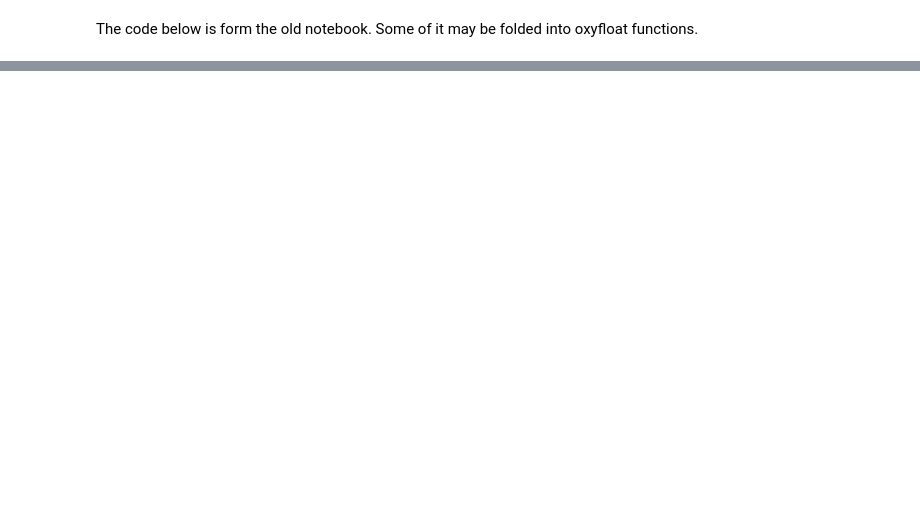
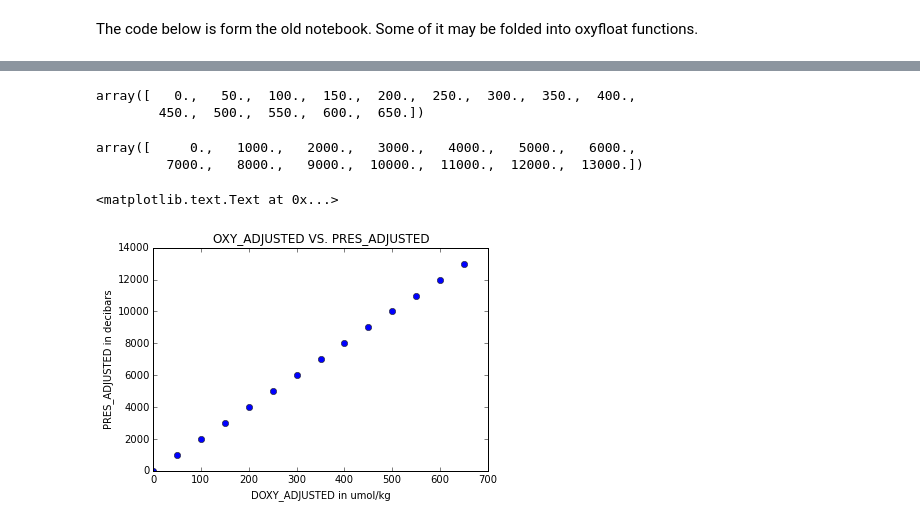
Before and after one commit to biofloat/biofloat, a Jupyter notebook: o2_data_correction.ipynb, the cells around one changed output, grey strips where cells are left out. Saved outputs shown, nothing was run; the diff lists cells and outputs as text; code cells hidden in the pictures; blank space fills up the shorter version.

```diff
--- a/o2_data_correction.ipynb
+++ b/o2_data_correction.ipynb
@@ -66,0 +126,21 @@ def dens_formula(p , t , s):
+# %%
+oxygen = arange(0. , 651. , 50.) #In umol/kg
+pressure = arange(0. , 13001. , 1000.) #In decibars
+# %%
+oxygen
+# %% [output]
+array([   0.,   50.,  100.,  150.,  200.,  250.,  300.,  350.,  400.,
+        450.,  500.,  550.,  600.,  650.])
+# %%
+pressure
+# %% [output]
+array([     0.,   1000.,   2000.,   3000.,   4000.,   5000.,   6000.,
+         7000.,   8000.,   9000.,  10000.,  11000.,  12000.,  13000.])
+# %%
+plot(oxygen , pressure , 'o')
+title('OXY_ADJUSTED VS. PRES_ADJUSTED')
+xlabel('DOXY_ADJUSTED in umol/kg')
+ylabel('PRES_ADJUSTED in decibars')
+# %% [output]
+<matplotlib.text.Text at 0x...>
+[figure, added]
```
Also changed, not shown: parts of 23 cells of this notebook.
